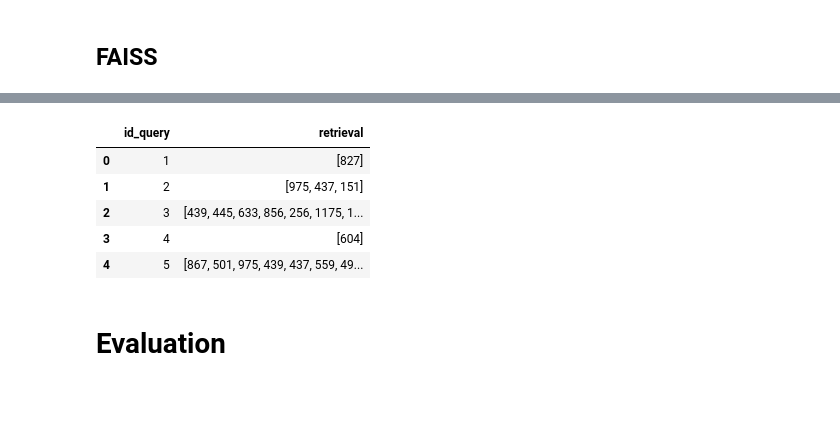
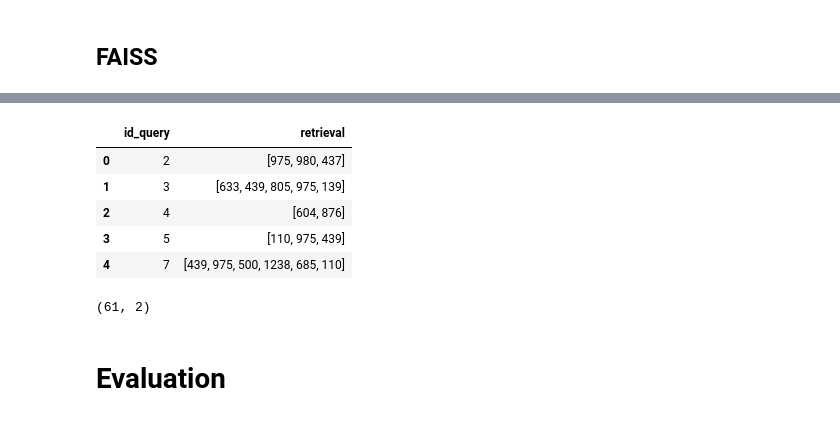
Before and after one commit to AnnaPaulaFigueiredo/INFORMATION-RETRIEVAL-TP1, a Jupyter notebook: code/analysis.ipynb, the cells around one changed output, grey strips where cells are left out. Drawn from its saved outputs; the diff is of its cells as text; code cells hidden in the pictures.

Commit message:
indexes coretion FAISS

```diff
--- a/code/analysis.ipynb
+++ b/code/analysis.ipynb
@@ -508,0 +713,12 @@ query_ids =  df_query_pp['QN'].copy()
+# %%
+# Vou definir o K, como sendo o número mínimo de documentos que devem ser retornados na consulta
+import faiss
+
+d =  df_v_document.shape[1] # dimension
+nb = len(df_v_document) # database size
+nq = len(df_v_query) # nb of queries)
+
+index = faiss.IndexHNSWFlat(d, 5)
+
+# the HNSW index starts with no levels
+index.hnsw.max_level
@@ -508,0 +733,3 @@ query_ids =  df_query_pp['QN'].copy()
+# %%
+#index.add(np.asarray(df_v_document, dtype='float32'), np.array(document_ids,dtype=np.float32))
+index.add(np.asarray(df_v_document, dtype='float32'))
@@ -508,0 +752,4 @@ query_ids =  df_query_pp['QN'].copy()
+# %%
+index.add(np.asarray(df_v_document, dtype='float32'))  # build the index
+# and now we can search
+index.search(np.asarray(df_v_query, dtype='float32'), k=2)
@@ -522,11 +787,13 @@ def apply_faiss_index(document, document_ids, query, query_ids, dist):
         # Crie o índice Flat no FAISS
         index = faiss.IndexFlat(dim, faiss.METRIC_INNER_PRODUCT)
     else:
-        index = faiss.IndexFlat(dim, faiss.METRIC_Jaccard)
+        index = faiss.IndexFlatIP(dim)
+        index = faiss.IndexIDMap(index)
+        index.add_with_ids(document, document_ids)
 
     # Converta os embeddings de documentos para float32 e adicione ao índice
-    document_float32 = document.astype('float32')
-    index.add(document_float32)
+    #document_float32 = document.astype('float32')
+    #index.add(document_float32)
 
     # Query e obtenção das similaridades
     similarities_data = []
@@ -554,7 +821,8 @@ def apply_faiss_index(document, document_ids, query, query_ids, dist):
 
     return df_similarities
 
-result_index = apply_faiss_index(e_document, document_ids, e_queries, query_ids, 'cossine') # cossine dist or void
+# v_documents.values, v_queries.values ou e_document, e_queries
+result_index = apply_faiss_index(e_document, document_ids, e_queries, query_ids, '') # cossine dist or void
 result_index = result_index.sort_values('similarity', ascending=False)
 result_index.head()
 # %% [output]
@@ -568,17 +830,21 @@ Execution Time = 2.567747116088867
 # %%
 # filtrar para considerar somente os result_index com similaridade maior que 0.5
-result_index = result_faiss_e[ result_faiss_e['similarity'] > 0.5]
+result_index = result_index[ result_index['similarity'] > 0.5]
 result_index = result_index.groupby("query")['document'].unique().reset_index()
 result_index = result_index.copy().rename(columns={'query':'id_query','document':'retrieval'})
 result_index = result_index.astype({'id_query':int})
 result_index.head()
 # %% [output]
 |  | id_query | retrieval |
-| 0 | 1 | [827] |
-| 1 | 2 | [975, 437, 151] |
-| 2 | 3 | [439, 445, 633, 856, 256, 1175, 1... |
-| 3 | 4 | [604] |
-| 4 | 5 | [867, 501, 975, 439, 437, 559, 49... |
+| 0 | 2 | [975, 980, 437] |
+| 1 | 3 | [633, 439, 805, 975, 139] |
+| 2 | 4 | [604, 876] |
+| 3 | 5 | [110, 975, 439] |
+| 4 | 7 | [439, 975, 500, 1238, 685, 110] |
+# %%
+result_index.shape
+# %% [output]
+(61, 2)
 # %% [markdown]
 # Evaluation
 # %%
```
Also changed, not shown: parts of 55 cells of this notebook.
